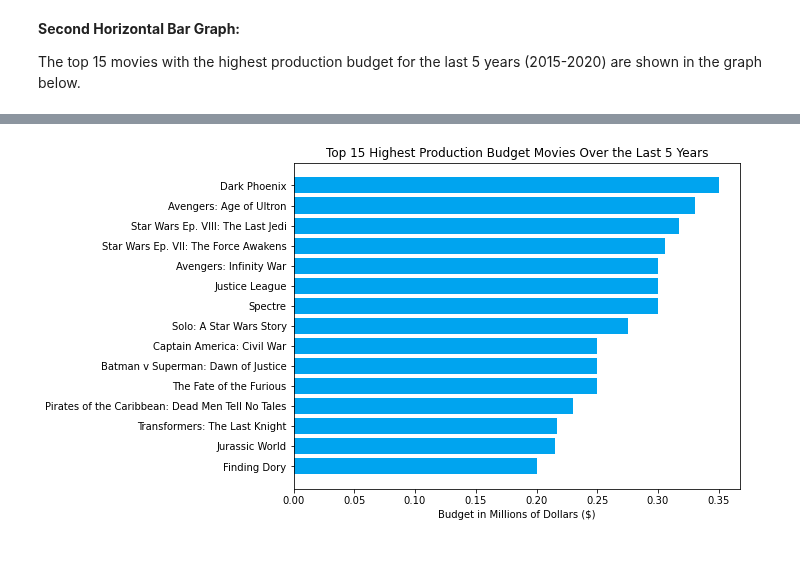
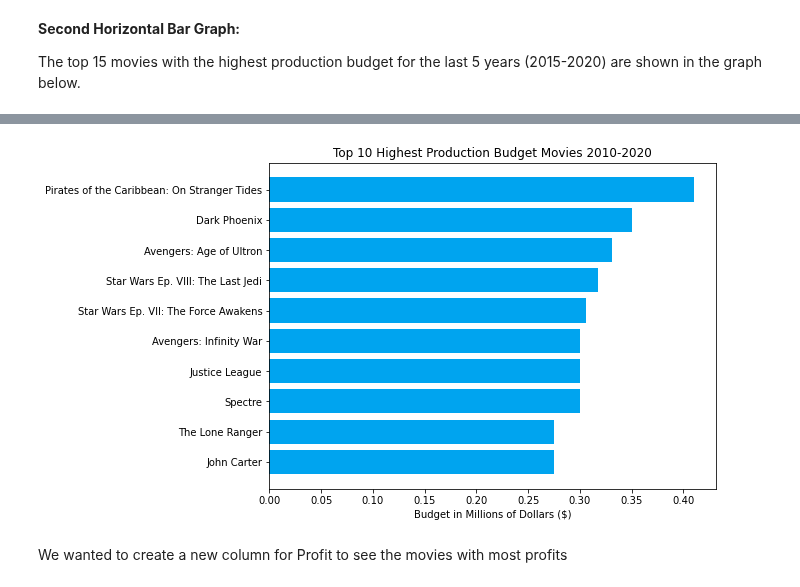
Before and after one commit to epradojr/Microsoft-Movie-Studio-Business-Proposition, a Jupyter notebook: Phase1-Project-Hatice.ipynb, the cells around one changed output, grey strips where cells are left out. Cells and saved outputs as stored; diff of their text form; code cells hidden in the pictures; blank space fills up the shorter version.

Commit message:
Profit added

```diff
--- a/Phase1-Project-Hatice.ipynb
+++ b/Phase1-Project-Hatice.ipynb
@@ -224,9 +220,9 @@ top_worldwide_gross_in5years
 # %%
-height_top15_gross = sorted(last_5years.sort_values(by='worldwide_gross', ascending=False)[:15]['worldwide_gross'].tolist())
-top15_gross = last_5years.sort_values(by='worldwide_gross', ascending=False)[:15]['movie'].values.tolist()
-top15_gross.reverse()
+height_top10_gross = sorted(last_10years.sort_values(by='worldwide_gross', ascending=False)[:10]['worldwide_gross'].tolist())
+top10_gross = last_10years.sort_values(by='worldwide_gross', ascending=False)[:10]['movie'].values.tolist()
+top10_gross.reverse()
 # %%
-for i in range(len(height_top15_gross)):
-    height_top15_gross[i] /= 1000000000
+for i in range(len(height_top10_gross)):
+    height_top10_gross[i] /= 1000000000
 # %%
 fig, ax =plt.subplots(figsize=(8, 6))
@@ -282,14 +274,16 @@ top_production_budget_in5years
 # %%
-height_top15_budget = sorted(last_5years.sort_values(by='production_budget', ascending=False)[:15]['production_budget'].tolist())
-top15_budget = last_5years.sort_values(by='production_budget', ascending=False)['movie'][:15].tolist()
-top15_budget.reverse()
+height_top10_budget = sorted(last_10years.sort_values(by='production_budget', ascending=False)[:10]['production_budget'].tolist())
+top10_budget = last_10years.sort_values(by='production_budget', ascending=False)['movie'][:10].tolist()
+top10_budget.reverse()
 # %%
-for i in range(len(height_top15_budget)):
-    height_top15_budget[i] /= 1000000000
+for i in range(len(height_top10_budget)):
+    height_top10_budget[i] /= 1000000000
 # %%
 fig, ax = plt.subplots(figsize=(8, 6))
-ax.barh(top15_budget, height_top15_budget, color = '#00A4EF')
-ax.set_title('Top 15 Highest Production Budget Movies Over the Last 5 Years')
+ax.barh(top10_budget, height_top10_budget, color = '#00A4EF')
+ax.set_title('Top 10 Highest Production Budget Movies 2010-2020')
 ax.set_xlabel('Budget in Millions of Dollars ($)');
 # %% [output]
-[figure, old version]
+[figure, new version]
+# %% [markdown]
+We wanted to create a new column for Profit to see the movies with most profits
```
Also changed, not shown: parts of 17 cells of this notebook, 4 other files.
